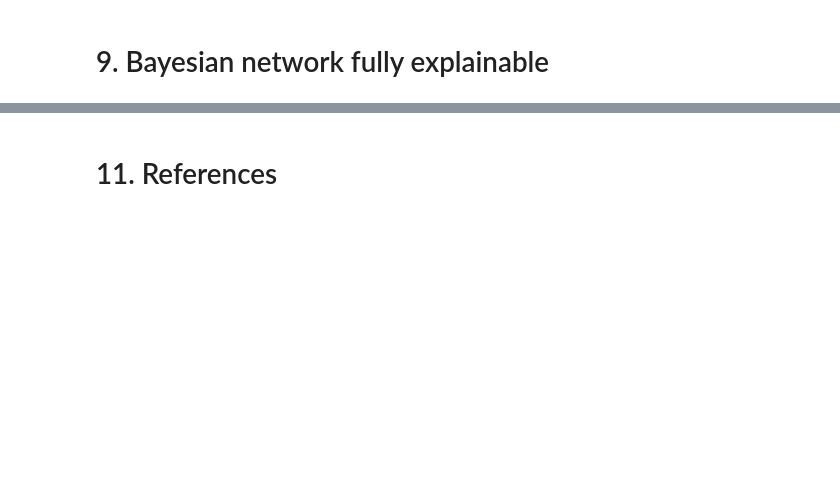
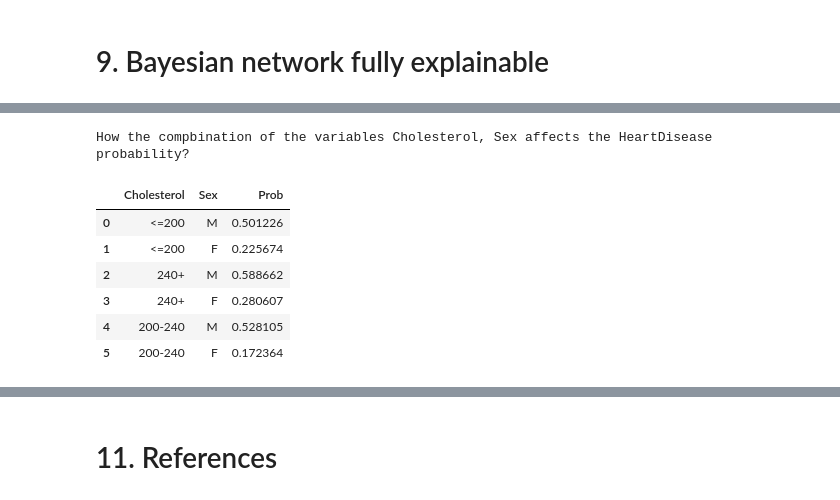
Before and after one commit to MatteoFasulo/BayesianHeartDisease, a Jupyter notebook: definitivo.ipynb, the cells around one changed output, grey strips where cells are left out. Saved outputs shown, nothing was run; the diff lists cells and outputs as text; code cells hidden in the pictures; blank space fills up the shorter version.

```diff
--- a/definitivo.ipynb
+++ b/definitivo.ipynb
@@ -486,0 +682,12 @@ writer.write_xmlbif(f'model{os.sep}heart_disease_model.xml')
+# %%
+evidences =  ['Cholesterol', 'Sex']
+he_prob_analysis(domain_kg_model, target, evidences, df)
+# %% [output]
+How the compbination of the variables Cholesterol, Sex affects the HeartDisease probability?
+|  | Cholesterol | Sex | Prob |
+| 0 | <=200 | M | 0.501226 |
+| 1 | <=200 | F | 0.225674 |
+| 2 | 240+ | M | 0.588662 |
+| 3 | 240+ | F | 0.280607 |
+| 4 | 200-240 | M | 0.528105 |
+| 5 | 200-240 | F | 0.172364 |
```
Also changed, not shown: parts of 54 cells of this notebook, 7 other files.
